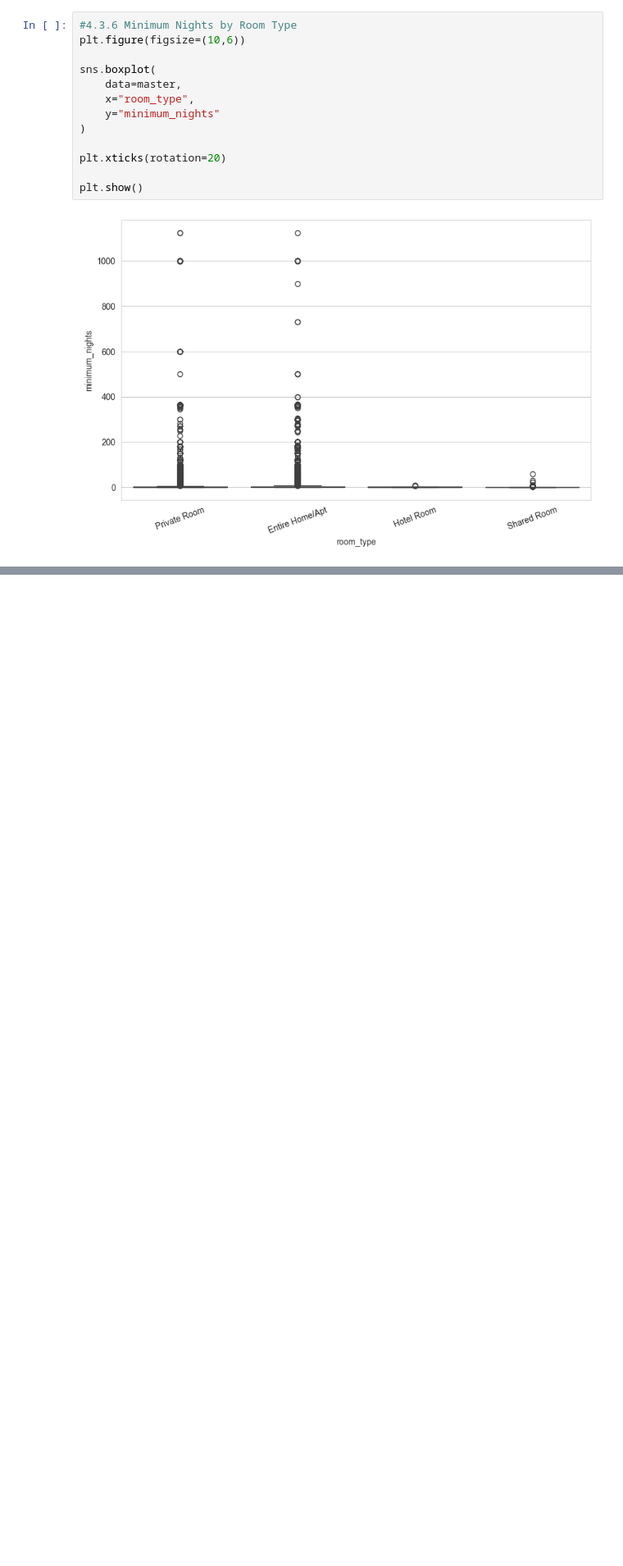
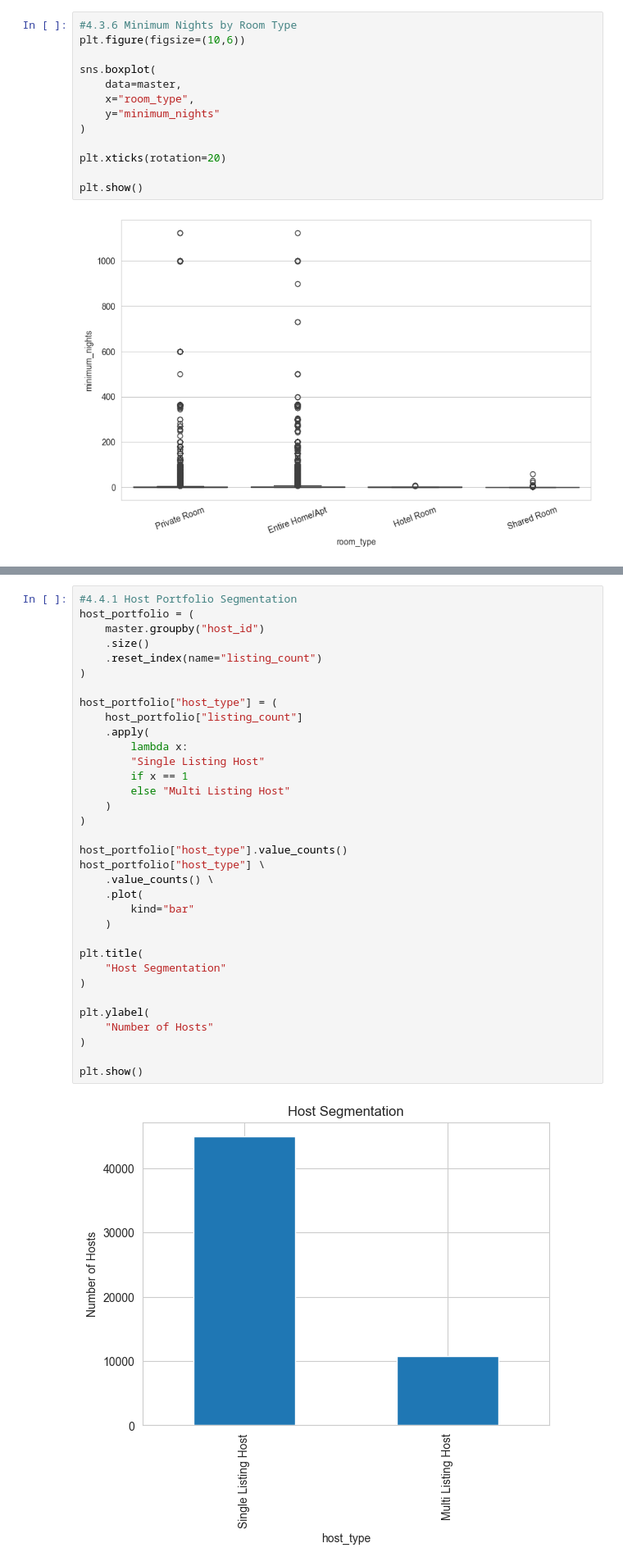
Before and after one commit to FathimaNafra/airbnb-data-engineering-project, a Jupyter notebook: notebooks/eda.ipynb, the cells around one changed output, grey strips where cells are left out. Shown at 82% size. Cells and saved outputs as stored; diff of their text form; blank space fills up the shorter version.

Commit message:
Segment hosts by portfolio size

```diff
--- a/notebooks/eda.ipynb
+++ b/notebooks/eda.ipynb
@@ -477,0 +480,36 @@ plt.show()
+# %%
+#4.4.1 Host Portfolio Segmentation
+host_portfolio = (
+    master.groupby("host_id")
+    .size()
+    .reset_index(name="listing_count")
+)
+
+host_portfolio["host_type"] = (
+    host_portfolio["listing_count"]
+    .apply(
+        lambda x:
+        "Single Listing Host"
+        if x == 1
+        else "Multi Listing Host"
+    )
+)
+
+host_portfolio["host_type"].value_counts()
+host_portfolio["host_type"] \
+    .value_counts() \
+    .plot(
+        kind="bar"
+    )
+
+plt.title(
+    "Host Segmentation"
+)
+
+plt.ylabel(
+    "Number of Hosts"
+)
+
+plt.show()
+# %% [output]
+[figure, added]
```
Also changed, not shown: parts of 1 cell of this notebook.
